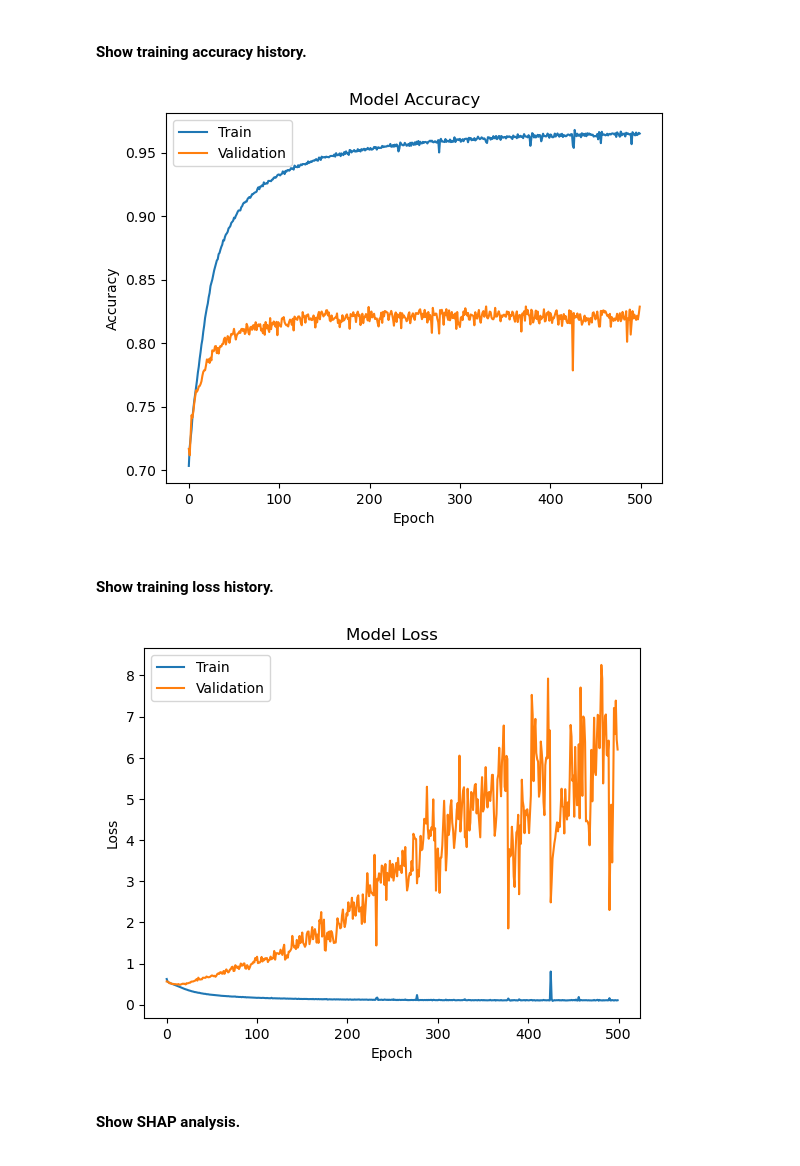
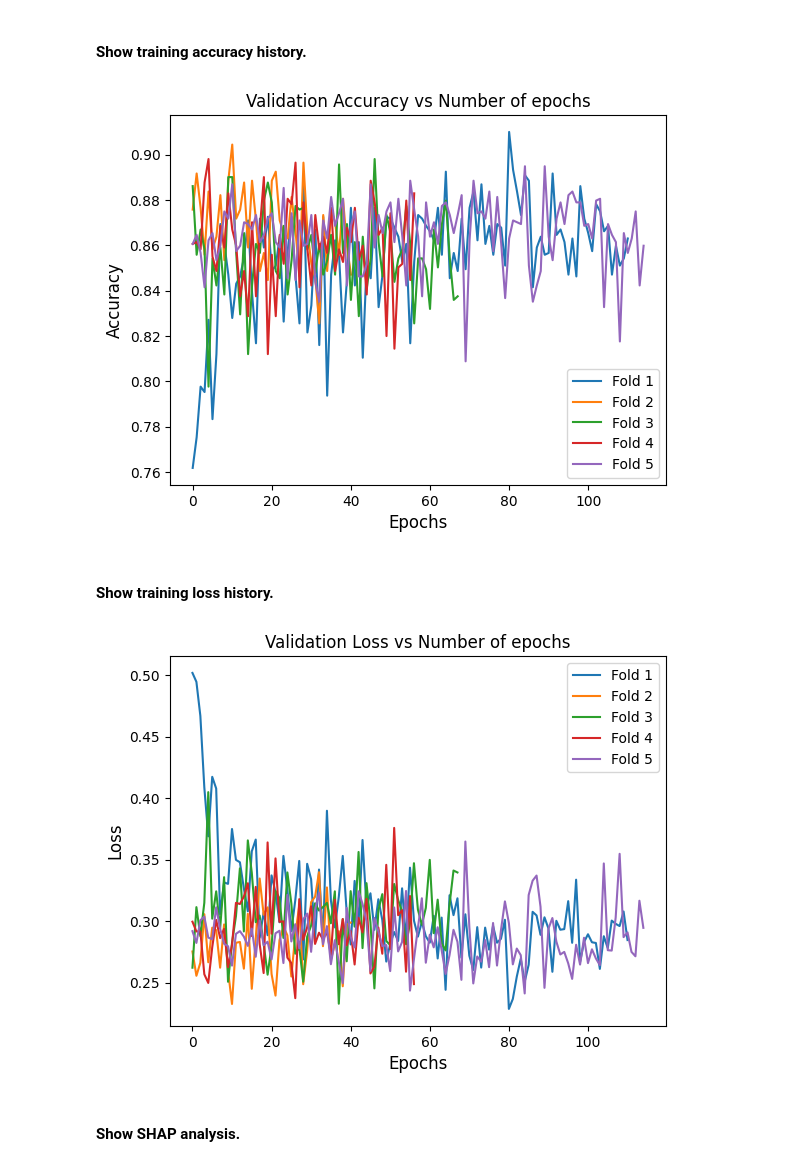
Before and after one commit to rodrigoalexandre/apachejit-sdp-multilayerperceptron, a Jupyter notebook: source/mlpercetron-apachejit-model.ipynb, the cells around one changed output. Saved outputs shown, nothing was run; the diff lists cells and outputs as text; code cells hidden in the pictures.

```diff
--- a/source/mlpercetron-apachejit-model.ipynb
+++ b/source/mlpercetron-apachejit-model.ipynb
@@ -259,0 +235,7 @@ weighted avg       0.82      0.82      0.82     31374
+# %%
+
+v2_model = create_v2()
+v2_num_epochs = 500
+v2_batch_size = 32
+
+training_history_v2 = train_mlp_model(v2_model, X, y, v2_num_epochs, v2_batch_size, "v2_model.keras")
@@ -261,28 +277,30 @@ weighted avg       0.82      0.82      0.82     31374
 #### Show training accuracy history.
 # %%
 
-plt.plot(training_history_v2.history["accuracy"])
-plt.plot(training_history_v2.history["val_accuracy"])
-plt.title("Model Accuracy")
-plt.xlabel("Epoch")
-plt.ylabel("Accuracy")
-plt.legend(["Train", "Validation"], loc = "upper left")
+# Plot accuracy history
+for i in range(len(training_history_v2)):
+    plt.plot(training_history_v2[i].history["val_accuracy"], label = "Fold {}".format(i + 1))
+plt.title("Validation Accuracy vs Number of epochs", fontsize = 12)
+plt.xlabel('Epochs', fontsize = 12)
+plt.ylabel('Accuracy', fontsize = 12)
+plt.legend()
 plt.show()
 # %% [output]
-[figure, old version]
+[figure, new version]
 # %% [markdown]
 #### Show training loss history.
 # %%
 
-plt.plot(training_history_v2.history["loss"])
-plt.plot(training_history_v2.history["val_loss"])
-plt.title("Model Loss")
-plt.xlabel("Epoch")
-plt.ylabel("Loss")
-plt.legend(["Train", "Validation"], loc = "upper left")
+# Plot loss history
+for i in range(len(training_history_v2)):
+    plt.plot(training_history_v2[i].history["val_loss"], label = "Fold {}".format(i + 1))
+plt.title("Validation Loss vs Number of epochs", fontsize = 12)
+plt.xlabel("Epochs", fontsize = 12)
+plt.ylabel("Loss", fontsize = 12)
+plt.legend()
 plt.show()
 # %% [output]
-[figure, old version]
+[figure, new version]
 # %% [markdown]
 #### Show SHAP analysis.
 # %%
```
Also changed, not shown: parts of 14 cells of this notebook, 2 other files.
